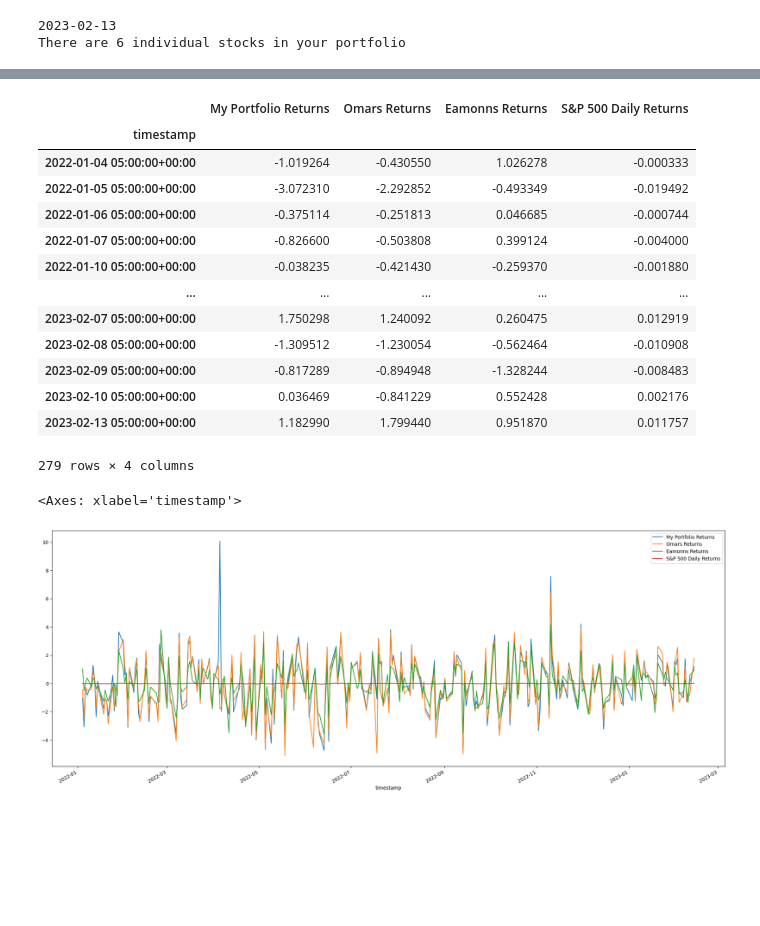
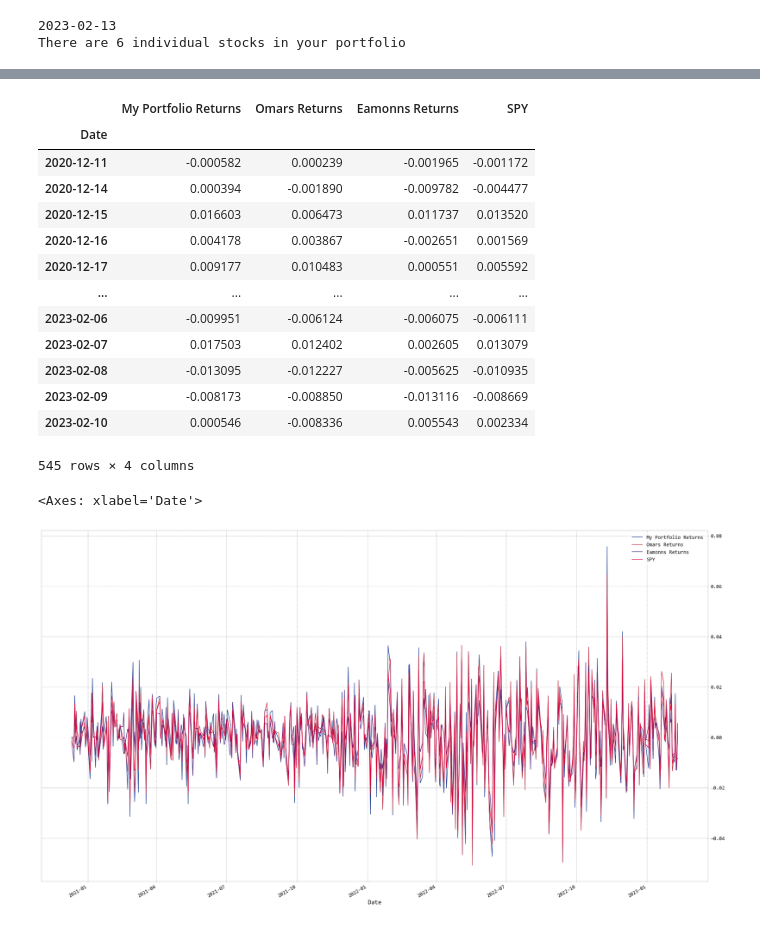
Before and after one commit to omarmoreta/Fintech_Project_1, a Jupyter notebook: Portfolios/Portfolio_Setup_Eli.ipynb, the cells around one changed output, grey strips where cells are left out. Drawn from its saved outputs; the diff is of its cells as text; code cells hidden in the pictures; blank space fills up the shorter version.

```diff
--- a/Portfolios/Portfolio_Setup_Eli.ipynb
+++ b/Portfolios/Portfolio_Setup_Eli.ipynb
@@ -311,0 +56,22 @@ Length: 279, dtype: float64
+# %%
+eamonn_data = openbb.economy.index(eamonn_stock_tickers, start_date=startdate, end_date=end_date)
+# %%
+# Getting Daily Returns for All Portfolios
+my_daily_returns = my_data.pct_change()
+my_daily_returns = my_daily_returns.dropna()
+my_portfolio_returns = my_daily_returns.dot(my_stock_weights)
+
+omar_stock_daily_returns = omar_data.pct_change()
+omar_stock_daily_returns = omar_stock_daily_returns.dropna()
+omar_portfolio_returns = omar_stock_daily_returns.dot(omar_stock_weights)
+
+eamonn_stock_daily_returns = eamonn_data.pct_change()
+eamonn_stock_daily_returns = eamonn_stock_daily_returns.dropna()
+eamonn_portfolio_returns = eamonn_stock_daily_returns.dot(eamonn_stock_weights)
+# %%
+sap_ticker = ['SPY']
+
+sap_data = openbb.economy.index(sap_ticker, start_date=startdate, end_date=end_date)
+sap_daily_returns = sap_data.pct_change()
+sap_daily_returns = sap_daily_returns.dropna()
+sap_daily_returns
@@ -312,27 +93,27 @@ Length: 279, dtype: float64
 # %%
-combined_df = pd.concat([portfolio_returns, omar_portfolio_returns, eamonn_portfolio_returns, sap_daily_returns], axis='columns', join='inner')
+combined_df = pd.concat([my_portfolio_returns, omar_portfolio_returns, eamonn_portfolio_returns, sap_daily_returns], axis='columns', join='inner')
 combined_df.rename(columns={0:'My Portfolio Returns',1:'Omars Returns',2:'Eamonns Returns'}, inplace=True)
 combined_df
 # %% [output]
-|  | My Portfolio Returns | Omars Returns | Eamonns Returns | S&P 500 Daily Returns |
-| timestamp |  |  |  |  |
-| 2022-01-04 05:00:00+00:00 | -1.019264 | -0.430550 | 1.026278 | -0.000333 |
-| 2022-01-05 05:00:00+00:00 | -3.072310 | -2.292852 | -0.493349 | -0.019492 |
-| 2022-01-06 05:00:00+00:00 | -0.375114 | -0.251813 | 0.046685 | -0.000744 |
-| 2022-01-07 05:00:00+00:00 | -0.826600 | -0.503808 | 0.399124 | -0.004000 |
-| 2022-01-10 05:00:00+00:00 | -0.038235 | -0.421430 | -0.259370 | -0.001880 |
+|  | My Portfolio Returns | Omars Returns | Eamonns Returns | SPY |
+| Date |  |  |  |  |
+| 2020-12-11 | -0.000582 | 0.000239 | -0.001965 | -0.001172 |
+| 2020-12-14 | 0.000394 | -0.001890 | -0.009782 | -0.004477 |
+| 2020-12-15 | 0.016603 | 0.006473 | 0.011737 | 0.013520 |
+| 2020-12-16 | 0.004178 | 0.003867 | -0.002651 | 0.001569 |
+| 2020-12-17 | 0.009177 | 0.010483 | 0.000551 | 0.005592 |
 | ... | ... | ... | ... | ... |
-| 2023-02-07 05:00:00+00:00 | 1.750298 | 1.240092 | 0.260475 | 0.012919 |
-| 2023-02-08 05:00:00+00:00 | -1.309512 | -1.230054 | -0.562464 | -0.010908 |
-| 2023-02-09 05:00:00+00:00 | -0.817289 | -0.894948 | -1.328244 | -0.008483 |
-| 2023-02-10 05:00:00+00:00 | 0.036469 | -0.841229 | 0.552428 | 0.002176 |
-| 2023-02-13 05:00:00+00:00 | 1.182990 | 1.799440 | 0.951870 | 0.011757 |
+| 2023-02-06 | -0.009951 | -0.006124 | -0.006075 | -0.006111 |
+| 2023-02-07 | 0.017503 | 0.012402 | 0.002605 | 0.013079 |
+| 2023-02-08 | -0.013095 | -0.012227 | -0.005625 | -0.010935 |
+| 2023-02-09 | -0.008173 | -0.008850 | -0.013116 | -0.008669 |
+| 2023-02-10 | 0.000546 | -0.008336 | 0.005543 | 0.002334 |
-279 rows × 4 columns
+545 rows × 4 columns
 # %%
-combined_df.plot(figsize=(25,10))
+combined_df.plot(figsize=(25,15))
 # %% [output]
-<Axes: xlabel='timestamp'>
+<Axes: xlabel='Date'>
-[figure, old version]
+[figure, new version]
 # %%
 portfolio_std = pd.DataFrame(combined_df.std())
 portfolio_std = portfolio_std.rename(columns= {0:'Standard Deviation'})
```
Also changed, not shown: parts of 24 cells of this notebook.
